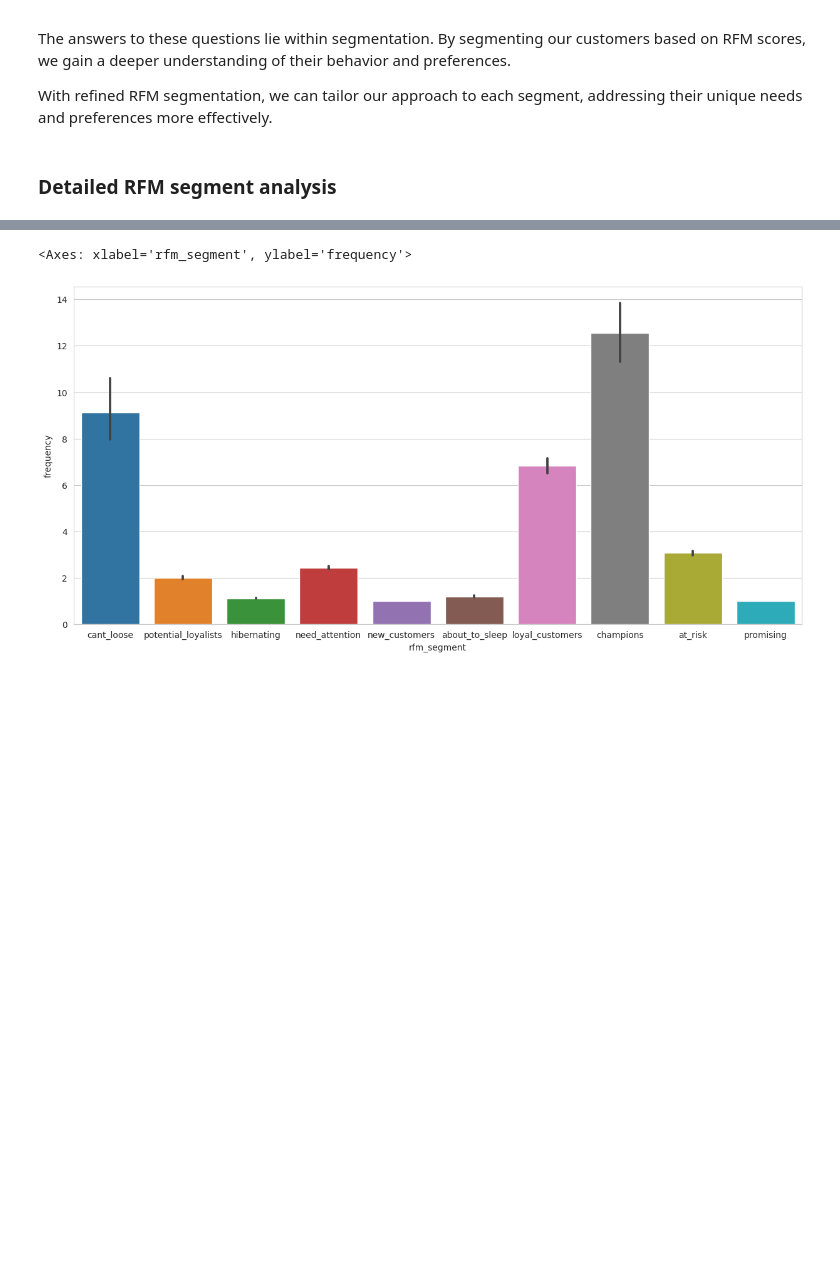
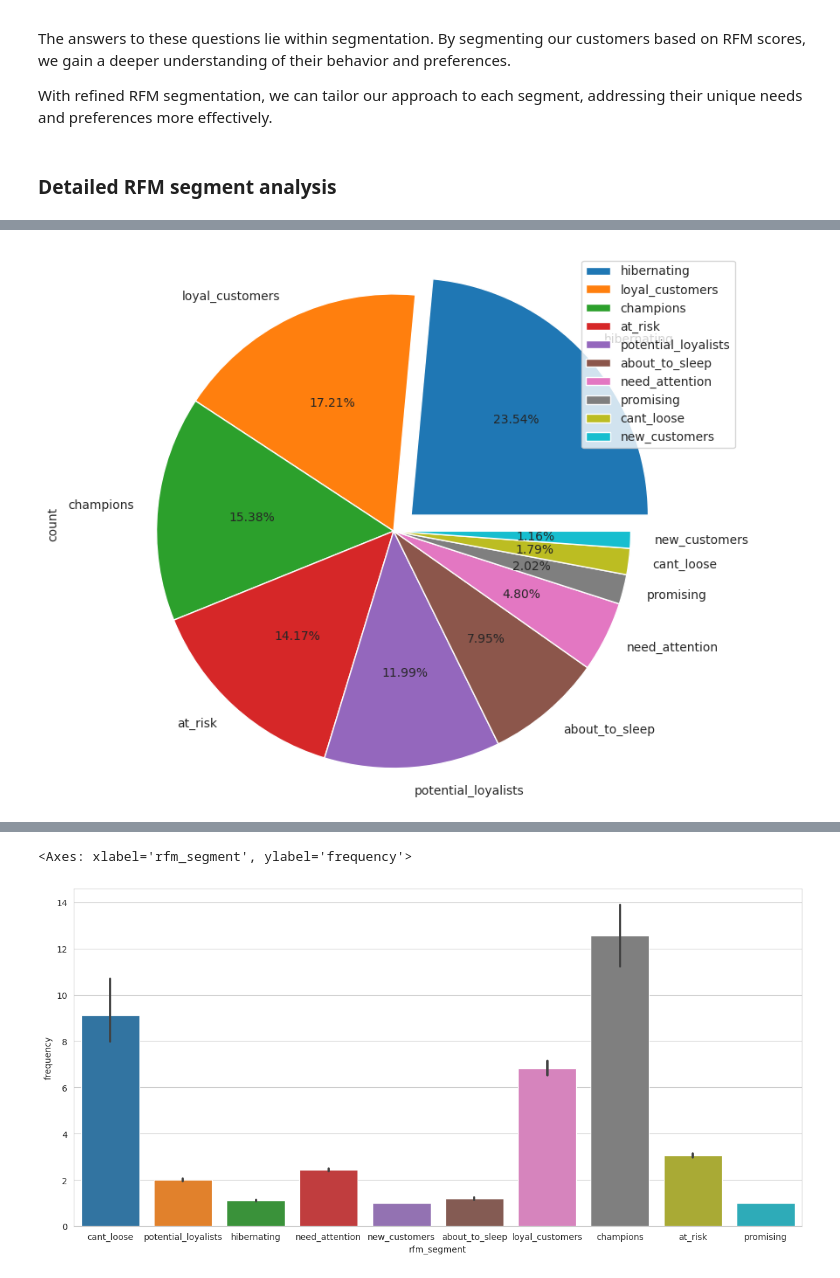
Before and after one commit to hhuseyincosgun/Online-Retail-EDA-RFM-Analysis, a Jupyter notebook: online-retail-eda-rfm.ipynb, the cells around one changed output, grey strips where cells are left out. Saved outputs shown, nothing was run; the diff lists cells and outputs as text; code cells hidden in the pictures; blank space fills up the shorter version.

```diff
--- a/online-retail-eda-rfm.ipynb
+++ b/online-retail-eda-rfm.ipynb
@@ -511,3 +508,16 @@ fig.update_layout(
 fig.show()
 # %% [output]
 [interactive output not drawn]
+# %%
+plt.figure(figsize = (10, 8), )
+explode = (0.1, 0, 0, 0, 0, 0, 0, 0, 0, 0)
+
+segments.plot(kind = 'pie',
+            color=segments.index,
+            explode = explode,
+            autopct = '%1.2f%%')
+plt.axis('equal')
+plt.legend(labels = segments.index, loc = "best")
+plt.show()
+# %% [output]
+[figure, added]
```
Also changed, not shown: parts of 5 cells of this notebook.
